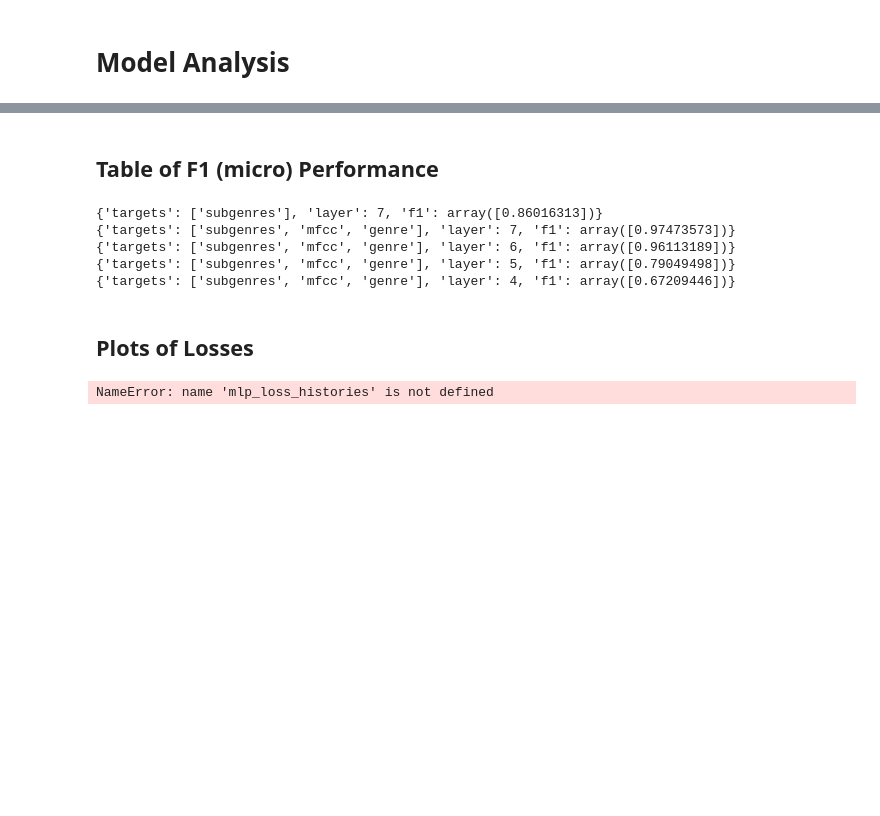
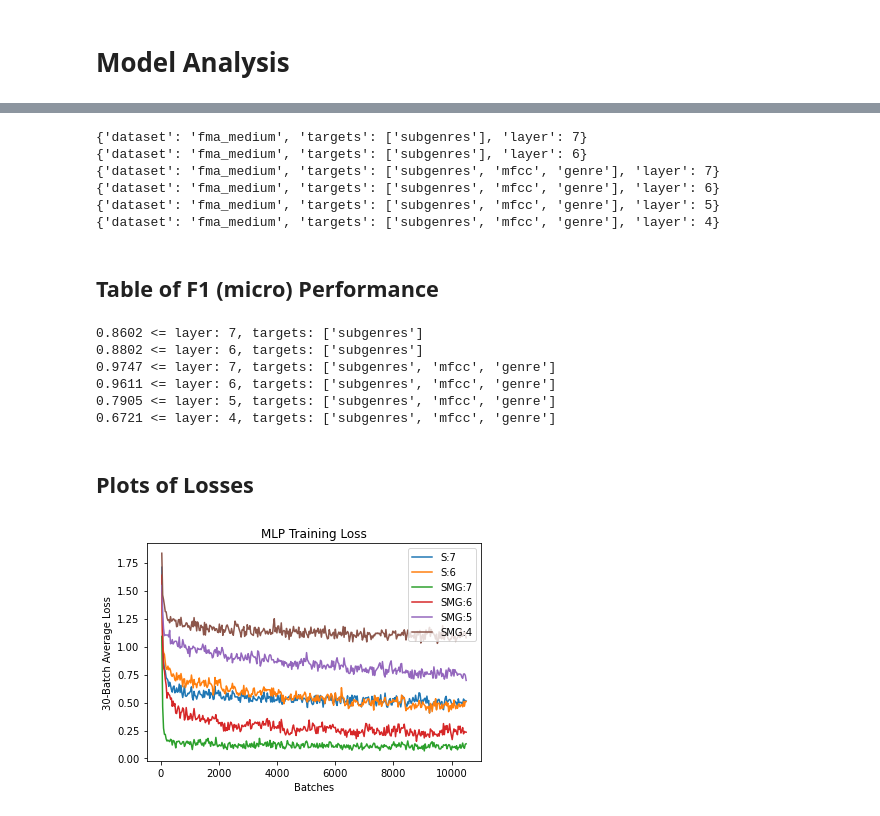
Before and after one commit to mmwebster/variable-transfer-genre, a Jupyter notebook: src/analyze_models.ipynb, the cells around one changed output, grey strips where cells are left out. Drawn from its saved outputs; the diff is of its cells as text; code cells hidden in the pictures; blank space fills up the shorter version.

Commit message:
Finished model training loss plotting

```diff
--- a/src/analyze_models.ipynb
+++ b/src/analyze_models.ipynb
@@ -10,25 +15,45 @@ from analysis_utils import load_available_f1s, load_available_loss_histories
 dataset_name = "fma_medium"
 possible_targets = ["subgenres", "mfcc", "genre"]
 possible_layers = [7,6,5,4]
+
+mlp_models = find_available_mlp_models(dataset_name, possible_targets, possible_layers)
+for model in mlp_models:
+    print(model)
+# %% [output]
+{'dataset': 'fma_medium', 'targets': ['subgenres'], 'layer': 7}
+{'dataset': 'fma_medium', 'targets': ['subgenres'], 'layer': 6}
+{'dataset': 'fma_medium', 'targets': ['subgenres', 'mfcc', 'genre'], 'layer': 7}
+{'dataset': 'fma_medium', 'targets': ['subgenres', 'mfcc', 'genre'], 'layer': 6}
+{'dataset': 'fma_medium', 'targets': ['subgenres', 'mfcc', 'genre'], 'layer': 5}
+{'dataset': 'fma_medium', 'targets': ['subgenres', 'mfcc', 'genre'], 'layer': 4}
 # %% [markdown]
 ## Table of F1 (micro) Performance
-# %%
-mlp_f1s = load_available_f1s(dataset_name, possible_targets, possible_layers)
-
-for f1 in mlp_f1s:
-    print(f1)
-# %% [output]
-{'targets': ['subgenres'], 'layer': 7, 'f1': array([0.86016313])}
-{'targets': ['subgenres', 'mfcc', 'genre'], 'layer': 7, 'f1': array([0.97473573])}
-{'targets': ['subgenres', 'mfcc', 'genre'], 'layer': 6, 'f1': array([0.96113189])}
-{'targets': ['subgenres', 'mfcc', 'genre'], 'layer': 5, 'f1': array([0.79049498])}
-{'targets': ['subgenres', 'mfcc', 'genre'], 'layer': 4, 'f1': array([0.67209446])}
+# %%
+mlp_f1s = get_model_f1s(mlp_models)
+
+for idx, f1 in enumerate(mlp_f1s):
+    print(f"{f1.round(4)} <= layer: {mlp_models[idx]['layer']}, targets: {mlp_models[idx]['targets']}")
+# %% [output]
+0.8602 <= layer: 7, targets: ['subgenres']
+0.8802 <= layer: 6, targets: ['subgenres']
+0.9747 <= layer: 7, targets: ['subgenres', 'mfcc', 'genre']
+0.9611 <= layer: 6, targets: ['subgenres', 'mfcc', 'genre']
+0.7905 <= layer: 5, targets: ['subgenres', 'mfcc', 'genre']
+0.6721 <= layer: 4, targets: ['subgenres', 'mfcc', 'genre']
 # %% [markdown]
 ## Plots of Losses
-# %%
-mlp_losses_histories = load_available_loss_histories(dataset_name, possible_targets, possible_layers)
-
-for mlp_loss_history in mlp_loss_histories:
-    print(mlp_loss_history)
-# %% [output]
-NameError: name 'mlp_loss_histories' is not defined
+# %%
+mlp_loss_histories = get_model_loss_histories(mlp_models)
+batch_set_size = 30
+
+plt.figure()
+plt.title("MLP Training Loss")
+for idx, mlp_loss_history in enumerate(mlp_loss_histories):
+    label = f"{abbrev_targets(mlp_models[idx]['targets'])}:{mlp_models[idx]['layer']}"
+    plt.plot((np.arange(len(mlp_loss_history))+1)*batch_set_size, mlp_loss_history, label=label)
+plt.ylabel("30-Batch Average Loss")
+plt.xlabel("Batches")
+plt.legend()
+plt.show()
+# %% [output]
+[figure, added]
```
Also changed, not shown: parts of 3 cells of this notebook, 1 other file.
